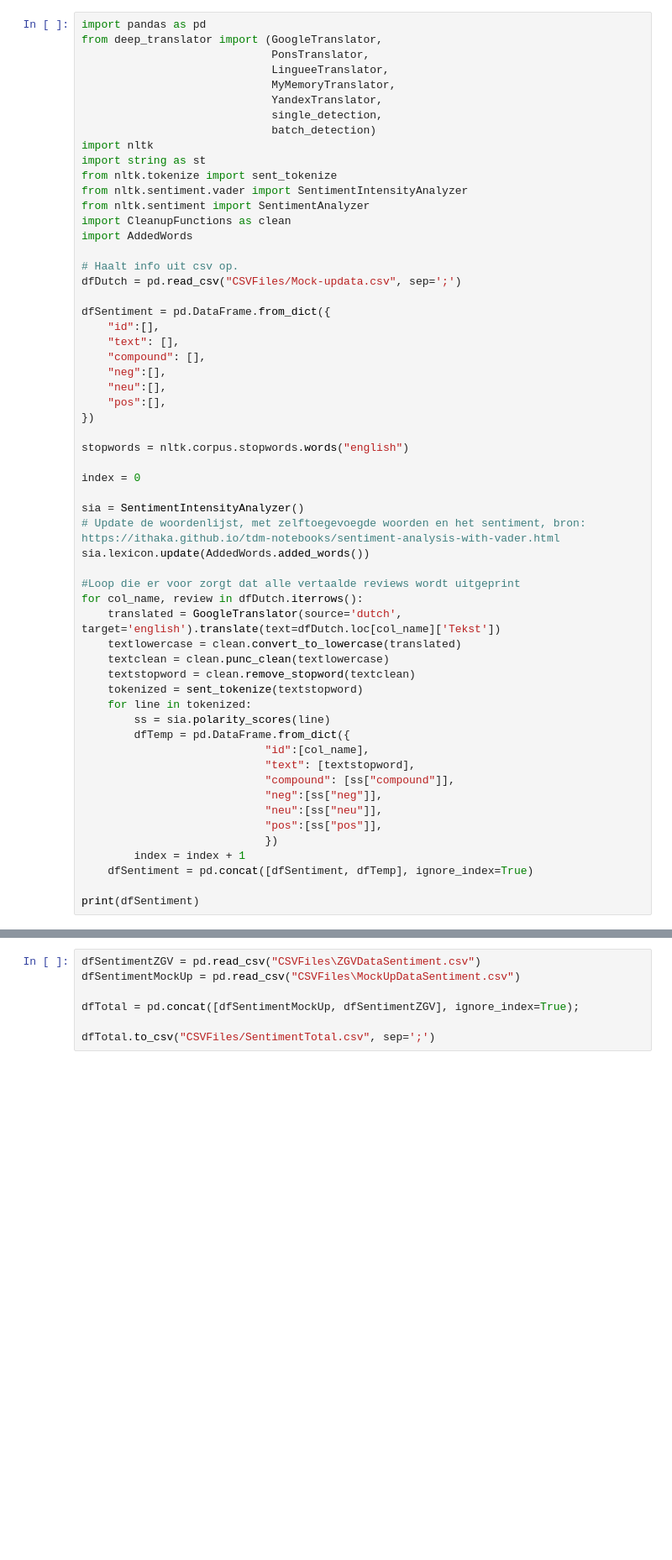
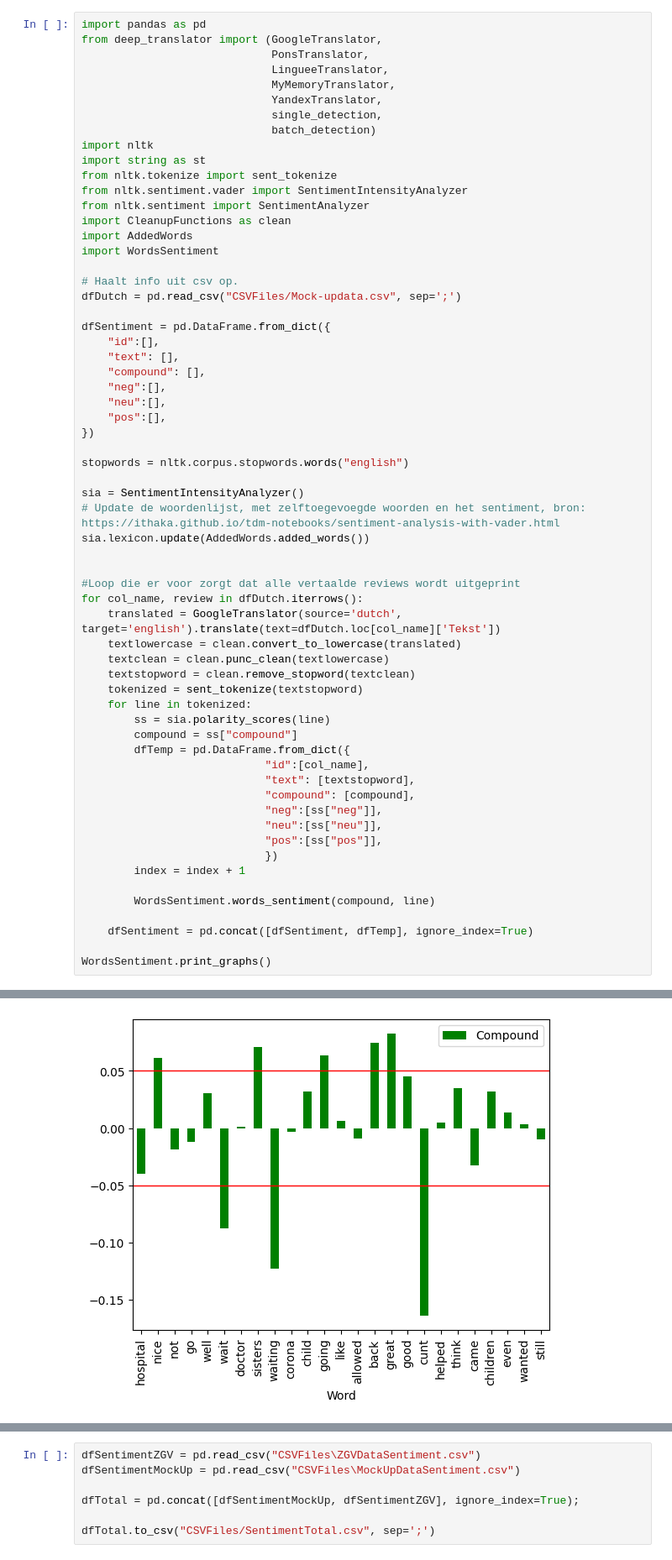
Before and after one commit to WDSboot/Technology-Prototyping, a Jupyter notebook: DataExtractieMockUp.ipynb, the cells around one changed output, grey strips where cells are left out. Shown at 84% size. Drawn from its saved outputs; the diff is of its cells as text; blank space fills up the shorter version.

```diff
--- a/DataExtractieMockUp.ipynb
+++ b/DataExtractieMockUp.ipynb
@@ -14,6 +14,7 @@ from nltk.sentiment.vader import SentimentIntensityAnalyzer
 from nltk.sentiment import SentimentAnalyzer
 import CleanupFunctions as clean
 import AddedWords
+import WordsSentiment
 
 # Haalt info uit csv op.
 dfDutch = pd.read_csv("CSVFiles/Mock-updata.csv", sep=';')
@@ -29,11 +30,10 @@ dfSentiment = pd.DataFrame.from_dict({
 
 stopwords = nltk.corpus.stopwords.words("english")
 
-index = 0
-
 sia = SentimentIntensityAnalyzer()
 # Update de woordenlijst, met zelftoegevoegde woorden en het sentiment, bron: https://ithaka.github.io/tdm-notebooks/sentiment-analysis-with-vader.html
 sia.lexicon.update(AddedWords.added_words())
+
 
 #Loop die er voor zorgt dat alle vertaalde reviews wordt uitgeprint
 for col_name, review in dfDutch.iterrows():
@@ -44,16 +44,20 @@ for col_name, review in dfDutch.iterrows():
     tokenized = sent_tokenize(textstopword)
     for line in tokenized:
         ss = sia.polarity_scores(line)
+        compound = ss["compound"]
         dfTemp = pd.DataFrame.from_dict({
                             "id":[col_name],
                             "text": [textstopword],
-                            "compound": [ss["compound"]],
+                            "compound": [compound],
                             "neg":[ss["neg"]],
                             "neu":[ss["neu"]],
                             "pos":[ss["pos"]],
                             })
         index = index + 1
+
+        WordsSentiment.words_sentiment(compound, line)
+
     dfSentiment = pd.concat([dfSentiment, dfTemp], ignore_index=True)
 
-print(dfSentiment)
+WordsSentiment.print_graphs()
 # %% [output]
@@ -60,0 +81 @@ KeyboardInterrupt:
+[figure, added]
```
Also changed, not shown: parts of 1 cell of this notebook, 3 other files.
